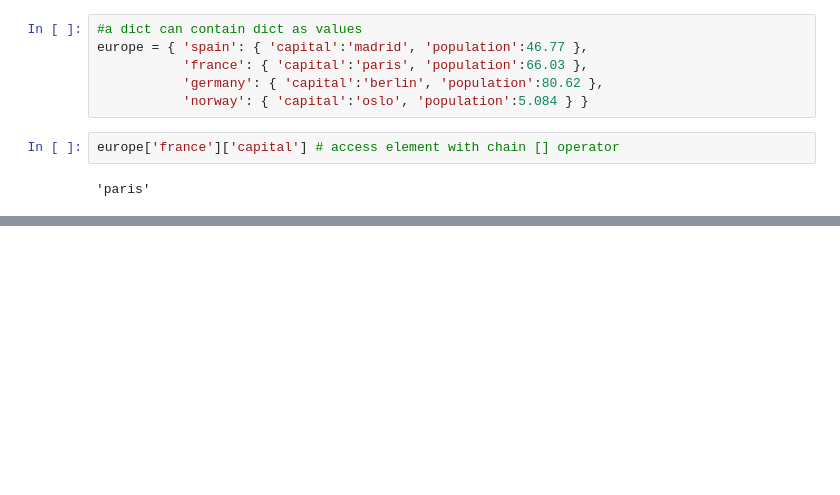
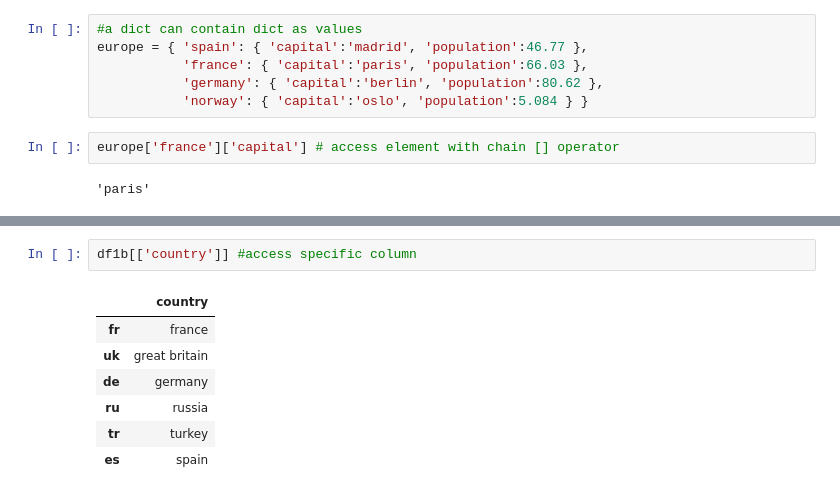
Before and after one commit to slzdevsnp/learn, a Jupyter notebook: intropython4ds2/intro_py4ds_2_nb.ipynb, the cells around one changed output, grey strips where cells are left out. Drawn from its saved outputs; the diff is of its cells as text; blank space fills up the shorter version.

```diff
--- a/intropython4ds2/intro_py4ds_2_nb.ipynb
+++ b/intropython4ds2/intro_py4ds_2_nb.ipynb
@@ -87,0 +119,10 @@ europe['france']['capital'] # access element with chain [] operator
+# %%
+df1b[['country']] #access specific column
+# %% [output]
+|  | country |
+| fr | france |
+| uk | great britain |
+| de | germany |
+| ru | russia |
+| tr | turkey |
+| es | spain |
```
Also changed, not shown: parts of 13 cells of this notebook, 1 other file.
